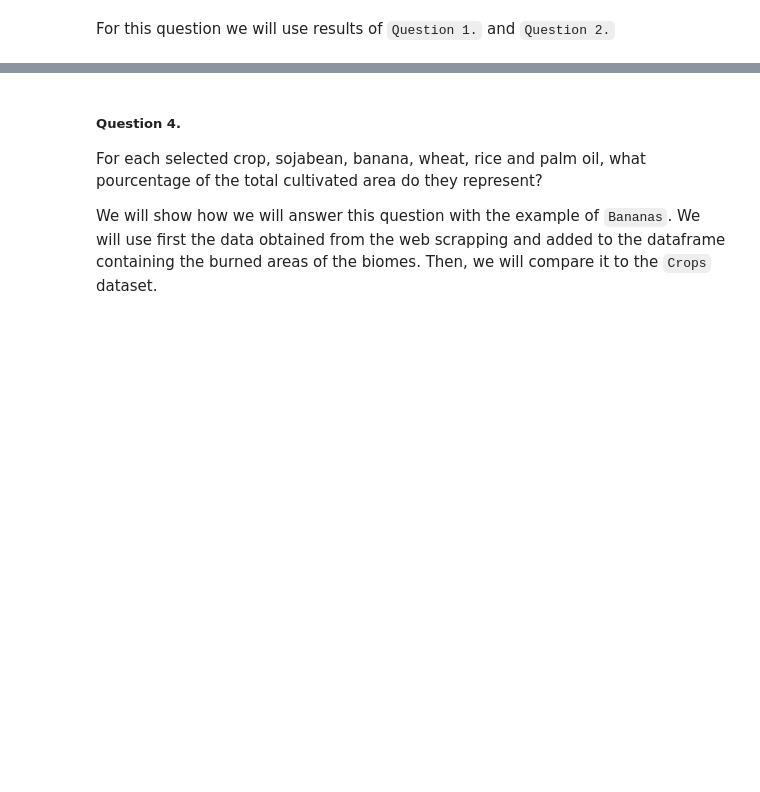
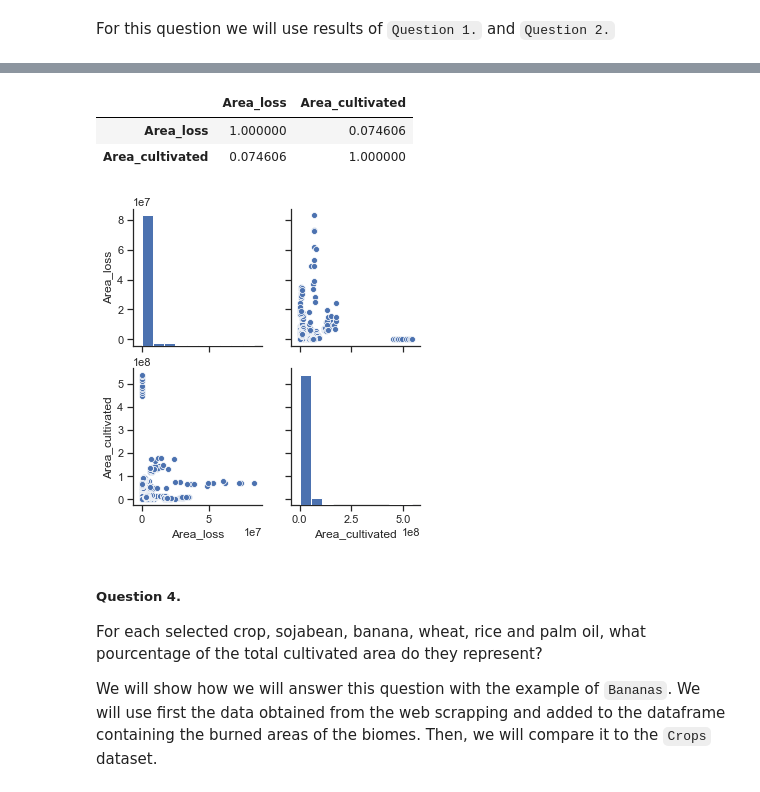
Before and after one commit to CeliaBenquet/Project_ADA, a Jupyter notebook: ada_project.ipynb, the cells around one changed output, grey strips where cells are left out. Cells and saved outputs as stored; diff of their text form; code cells hidden in the pictures; blank space fills up the shorter version.

Commit message:
Question 3_Correlation

```diff
--- a/ada_project.ipynb
+++ b/ada_project.ipynb
@@ -1755,3 +1755,10 @@ We will do the same processing than for the `Crops` data set for all the countri
 Do we see a correlation between the area lost by ecosystems and the area gain by agriculture?
 # %% [markdown]
 For this question we will use results of `Question 1.` and `Question 2.`
+# %%
+#Operation to keep only what is needed in this question for the "Crops" dataframe:
+cropsHa=crops.where(crops['element']=='Area Harvested')
+cropsHa=cropsHa.where(crops['year']>1994).dropna().astype({'year':'int64'})
+cropsHa = cropsHa.drop(['unit', 'element'], axis=1)\
+                 .rename(columns={"value": "Area_cultivated","country_or_area": "Country", "year":"Year"})
+cropsHa.head(-1)
@@ -1757,0 +1779,4 @@ For this question we will use results of `Question 1.` and `Question 2.`
+# %%
+# Perform the sum of all the area cultivated independetly of the crop type:
+totalCropsHa=cropsHa.groupby(['Country', 'Year', ]).Area_cultivated.sum().to_frame()
+totalCropsHa.head(-1)
@@ -1757,0 +1798,5 @@ For this question we will use results of `Question 1.` and `Question 2.`
+# %%
+# Perform the sum of all the area losses independetly of the ecosystem:
+#biomesCountry=biomesCountry[(biomesCountry != 0).all(1)]
+totalBiomesCountry=biomesCountry.groupby(['Country', 'Year']).Area_loss.sum().to_frame()
+totalBiomesCountry.head(-1)
@@ -1757,0 +1818,3 @@ For this question we will use results of `Question 1.` and `Question 2.`
+# %%
+loss_cultivated=totalBiomesCountry.merge(totalCropsHa, on=['Country','Year'])
+loss_cultivated.head(-1)
@@ -1758,3 +1836,14 @@ For this question we will use results of `Question 1.` and `Question 2.`
+# %%
+loss_cultivated.corr()
+# %% [output]
+|  | Area_loss | Area_cultivated |
+| Area_loss | 1.000000 | 0.074606 |
+| Area_cultivated | 0.074606 | 1.000000 |
+# %%
+sns.set(style="ticks")
+sns.pairplot(loss_cultivated);
+# %% [output]
+[figure, added]
 # %% [markdown]
 ##### Question 4.
 For each selected crop, sojabean, banana, wheat, rice and palm oil, what pourcentage of the total cultivated area do they represent?
```
Also changed, not shown: parts of 22 cells of this notebook.
